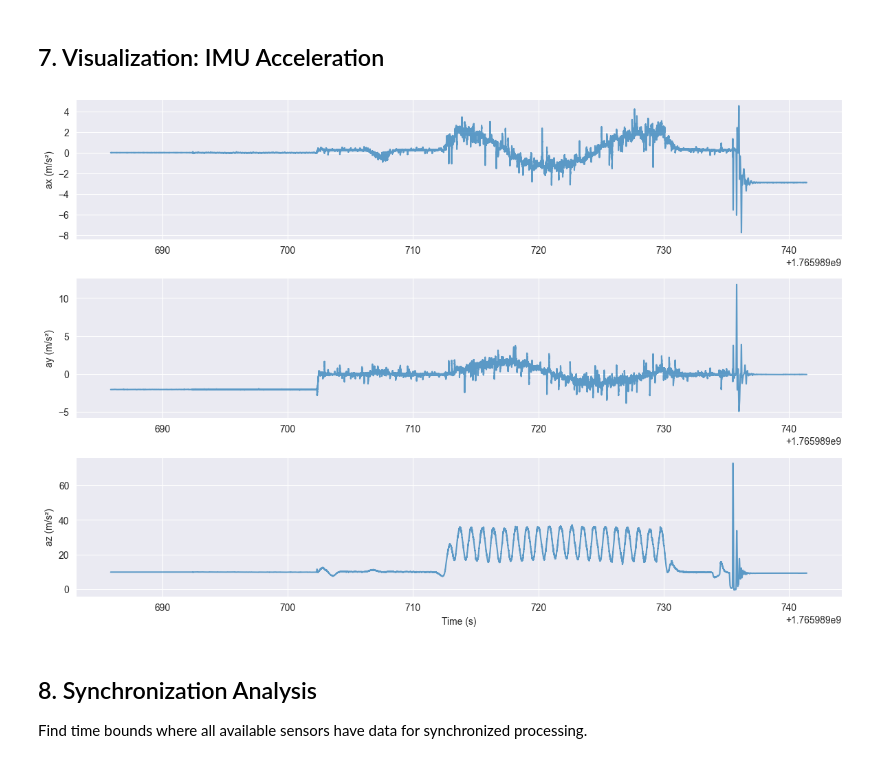
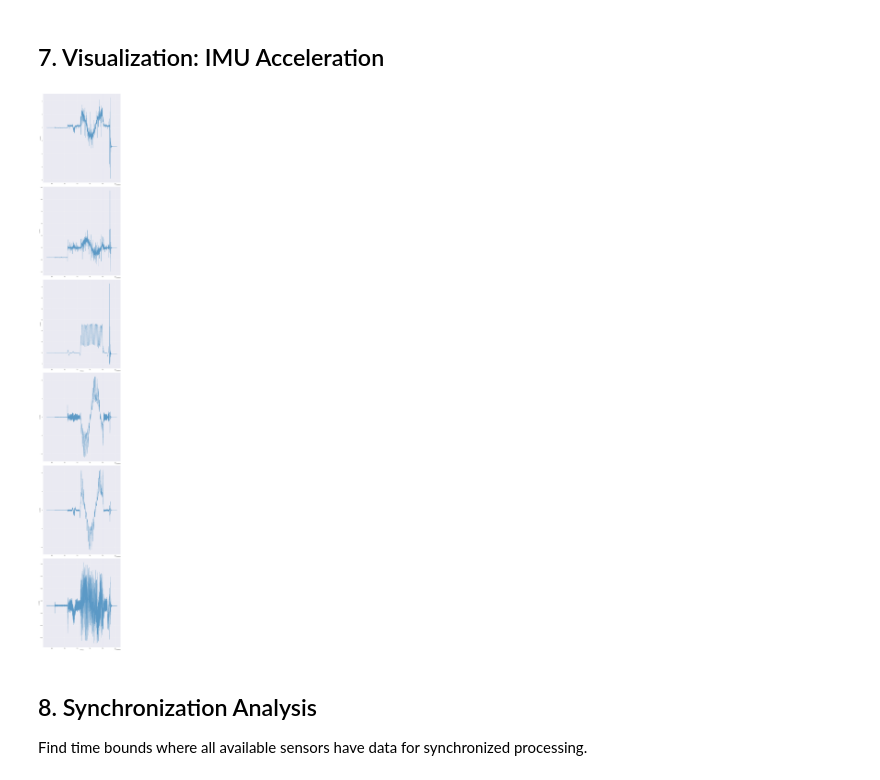
Before and after one commit to Dr1zz3l/spline-rio, a Jupyter notebook: analysis/notebooks/01_rosbag_loader_example.ipynb, the cells around one changed output. Cells and saved outputs as stored; diff of their text form; code cells hidden in the pictures.

```diff
--- a/analysis/notebooks/01_rosbag_loader_example.ipynb
+++ b/analysis/notebooks/01_rosbag_loader_example.ipynb
@@ -218,27 +234,40 @@ plt.show()
 # %%
 # Plot IMU acceleration
 if bag_data.imu_data and imu_df is not None:
-    fig, axes = plt.subplots(3, 1, figsize=(12, 8))
+    fig, axes = plt.subplots(6, 1, figsize=(12, 80))
 
     axes[0].plot(imu_df['timestamp'], imu_df['ax'], alpha=0.7)
     axes[0].set_ylabel('ax (m/s²)')
     axes[0].grid(True)
 
     axes[1].plot(imu_df['timestamp'], imu_df['ay'], alpha=0.7)
     axes[1].set_ylabel('ay (m/s²)')
     axes[1].grid(True)
 
     axes[2].plot(imu_df['timestamp'], imu_df['az'], alpha=0.7)
     axes[2].set_ylabel('az (m/s²)')
     axes[2].set_xlabel('Time (s)')
     axes[2].grid(True)
 
+    axes[3].plot(imu_df['timestamp'], imu_df['wx'], alpha=0.7)
+    axes[3].set_ylabel('wx (rad/s)')
+    axes[3].grid(True)
+
+    axes[4].plot(imu_df['timestamp'], imu_df['wy'], alpha=0.7)
+    axes[4].set_ylabel('wy (rad/s)')
+    axes[4].grid(True)
+
+    axes[5].plot(imu_df['timestamp'], imu_df['wz'], alpha=0.7)
+    axes[5].set_ylabel('wz (rad/s)')
+    axes[5].set_xlabel('Time (s)')
+    axes[5].grid(True)
+
     plt.tight_layout()
     plt.show()
 else:
     print("No IMU data to plot")
 # %% [output]
-[figure, old version]
+[figure, new version]
 # %% [markdown]
 ## 8. Synchronization Analysis
 
```
Also changed, not shown: parts of 1 cell of this notebook, 3 other files.
